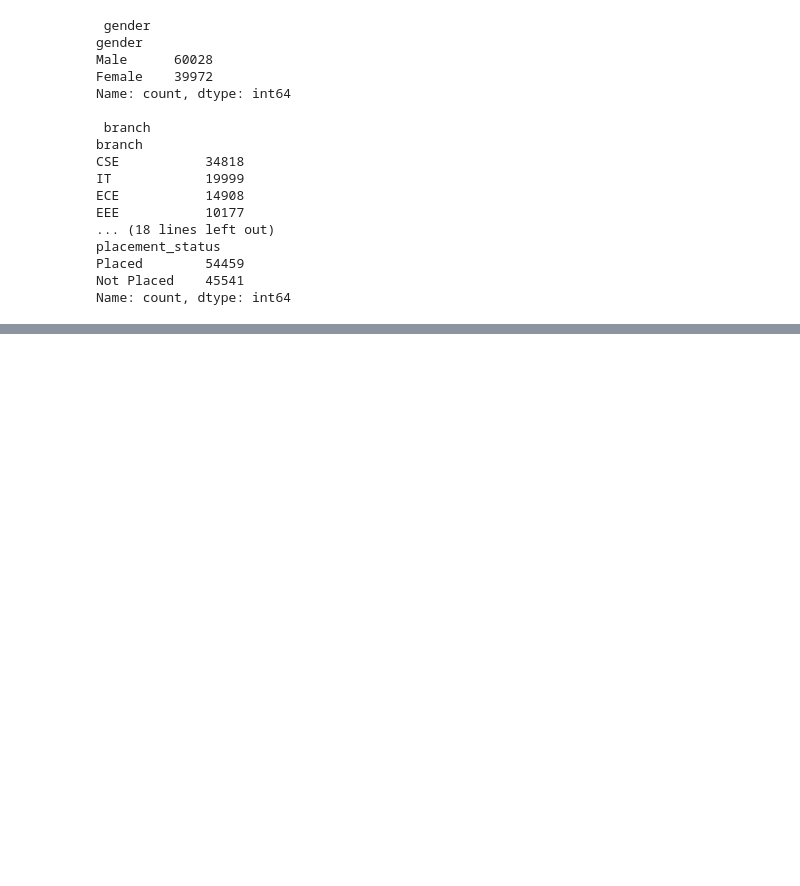
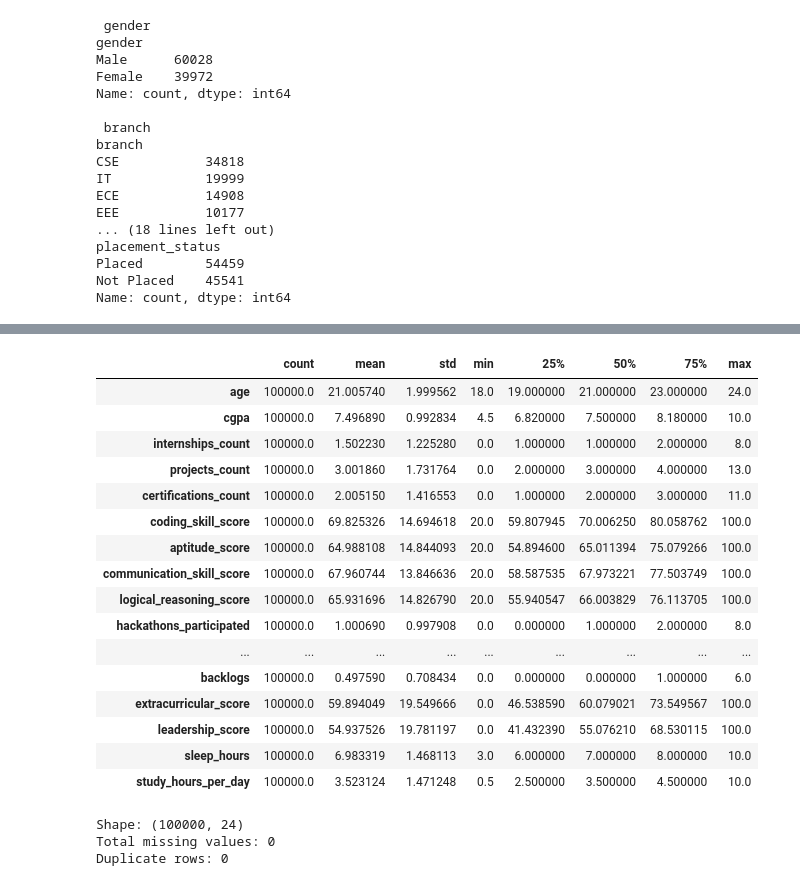
Before and after one commit to Sankethmundas/student_placement_prediction, a Jupyter notebook: notebooks/01_data_understanding.ipynb, the cells around one changed output, grey strips where cells are left out. Cells and saved outputs as stored; diff of their text form; code cells hidden in the pictures; blank space fills up the shorter version.

Commit message:
Complete data cleaning and preprocessing

```diff
--- a/notebooks/01_data_understanding.ipynb
+++ b/notebooks/01_data_understanding.ipynb
@@ -245,0 +331,7 @@ ModuleNotFoundError: No module named 'seaborn'
+# %%
+
+df_clean = df.copy()
+# %%
+df_clean = df_clean.drop(
+    columns=["student_id", "salary_package_lpa"]
+)
@@ -245,0 +382,41 @@ ModuleNotFoundError: No module named 'seaborn'
+# %%
+df_clean.describe().T
+# %% [output]
+|  | count | mean | std | min | 25% | 50% | 75% | max |
+| age | 100000.0 | 21.005740 | 1.999562 | 18.0 | 19.000000 | 21.000000 | 23.000000 | 24.0 |
+| cgpa | 100000.0 | 7.496890 | 0.992834 | 4.5 | 6.820000 | 7.500000 | 8.180000 | 10.0 |
+| internships_count | 100000.0 | 1.502230 | 1.225280 | 0.0 | 1.000000 | 1.000000 | 2.000000 | 8.0 |
+| projects_count | 100000.0 | 3.001860 | 1.731764 | 0.0 | 2.000000 | 3.000000 | 4.000000 | 13.0 |
+| certifications_count | 100000.0 | 2.005150 | 1.416553 | 0.0 | 1.000000 | 2.000000 | 3.000000 | 11.0 |
+| coding_skill_score | 100000.0 | 69.825326 | 14.694618 | 20.0 | 59.807945 | 70.006250 | 80.058762 | 100.0 |
+| aptitude_score | 100000.0 | 64.988108 | 14.844093 | 20.0 | 54.894600 | 65.011394 | 75.079266 | 100.0 |
+| communication_skill_score | 100000.0 | 67.960744 | 13.846636 | 20.0 | 58.587535 | 67.973221 | 77.503749 | 100.0 |
+| logical_reasoning_score | 100000.0 | 65.931696 | 14.826790 | 20.0 | 55.940547 | 66.003829 | 76.113705 | 100.0 |
+| hackathons_participated | 100000.0 | 1.000690 | 0.997908 | 0.0 | 0.000000 | 1.000000 | 2.000000 | 8.0 |
+| ... | ... | ... | ... | ... | ... | ... | ... | ... |
+| backlogs | 100000.0 | 0.497590 | 0.708434 | 0.0 | 0.000000 | 0.000000 | 1.000000 | 6.0 |
+| extracurricular_score | 100000.0 | 59.894049 | 19.549666 | 0.0 | 46.538590 | 60.079021 | 73.549567 | 100.0 |
+| leadership_score | 100000.0 | 54.937526 | 19.781197 | 0.0 | 41.432390 | 55.076210 | 68.530115 | 100.0 |
+| sleep_hours | 100000.0 | 6.983319 | 1.468113 | 3.0 | 6.000000 | 7.000000 | 8.000000 | 10.0 |
+| study_hours_per_day | 100000.0 | 3.523124 | 1.471248 | 0.5 | 2.500000 | 3.500000 | 4.500000 | 10.0 |
+# %%
+# Create a copy of the original dataset
+df_clean = df.copy()
+
+# Remove columns that should not be used for prediction
+df_clean = df_clean.drop(
+    columns=["student_id", "salary_package_lpa"]
+)
+
+# Check dimensions
+print("Shape:", df_clean.shape)
+
+# Check missing values
+print("Total missing values:", df_clean.isnull().sum().sum())
+
+# Check duplicate rows
+print("Duplicate rows:", df_clean.duplicated().sum())
+# %% [output]
+Shape: (100000, 24)
+Total missing values: 0
+Duplicate rows: 0
```
Also changed, not shown: parts of 11 cells of this notebook.
